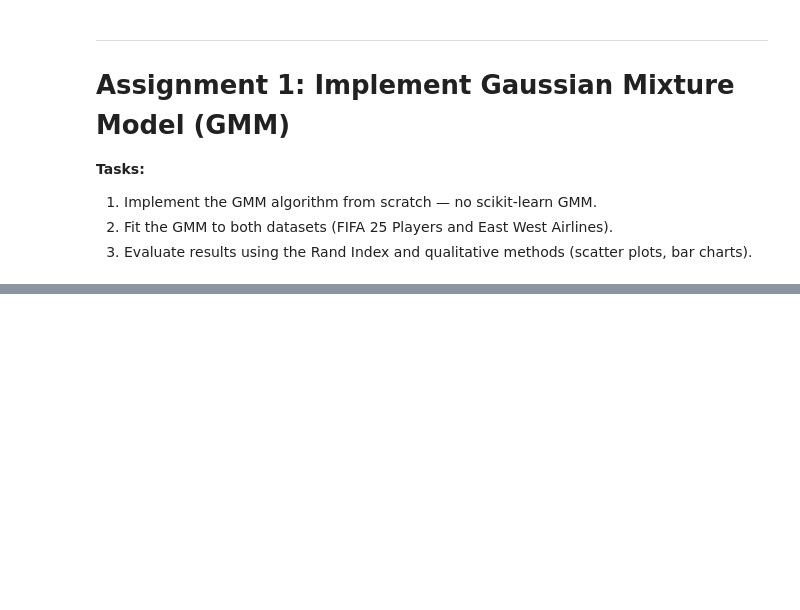
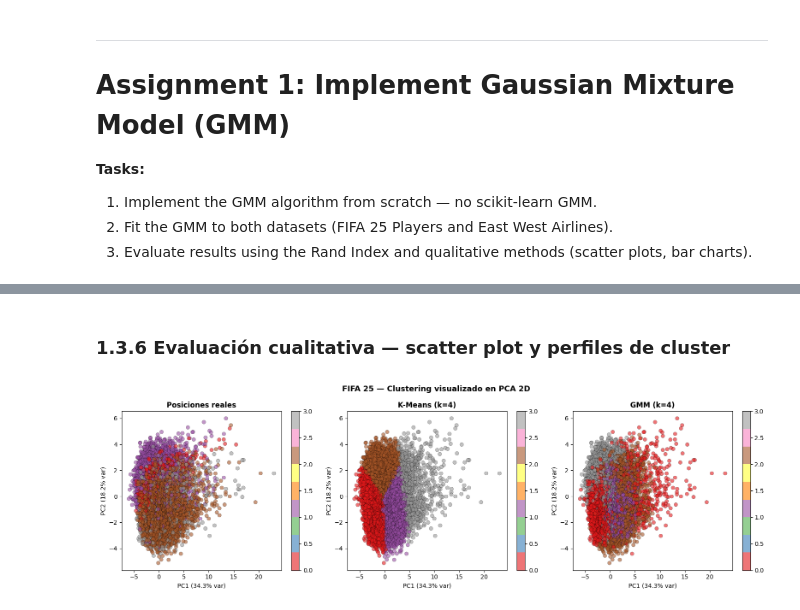
Before and after one commit to acvalencia/machine_learning_2_assignment_1, a Jupyter notebook: ML2_Assignment1_Clustering.ipynb, the cells around one changed output, grey strips where cells are left out. Saved outputs shown, nothing was run; the diff lists cells and outputs as text; code cells hidden in the pictures; blank space fills up the shorter version.

```diff
--- a/ML2_Assignment1_Clustering.ipynb
+++ b/ML2_Assignment1_Clustering.ipynb
@@ -883,0 +419,23 @@ RESUMEN DE METRICAS — EAST WEST AIRLINES
+# %% [markdown]
+### 1.3.6 Evaluación cualitativa — scatter plot y perfiles de cluster
+# %%
+pca_fifa   = PCA(n_components=2)
+X_fifa_2d  = pca_fifa.fit_transform(X_fifa)
+var_exp    = pca_fifa.explained_variance_ratio_
+
+fig, axes = plt.subplots(1, 3, figsize=(16, 5))
+titulos   = ['Posiciones reales', f'K-Means (k={K_FIFA})', f'GMM (k={K_FIFA})']
+labels_list = [y_fifa, labels_km_fifa, labels_gmm_fifa]
+
+for ax, lbl, title in zip(axes, labels_list, titulos):
+    sc = ax.scatter(X_fifa_2d[:, 0], X_fifa_2d[:, 1],
+                    c=lbl, cmap='Set1', alpha=0.6, edgecolors='k', linewidth=0.3, s=40)
+    ax.set_title(title, fontweight='bold')
+    ax.set_xlabel(f'PC1 ({var_exp[0]:.1%} var)')
+    ax.set_ylabel(f'PC2 ({var_exp[1]:.1%} var)')
+    plt.colorbar(sc, ax=ax)
+
+plt.suptitle('FIFA 25 — Clustering visualizado en PCA 2D', fontsize=13, fontweight='bold')
+plt.tight_layout(); plt.show()
+# %% [output]
+[figure, added]
```
Also changed, not shown: parts of 109 cells of this notebook.
